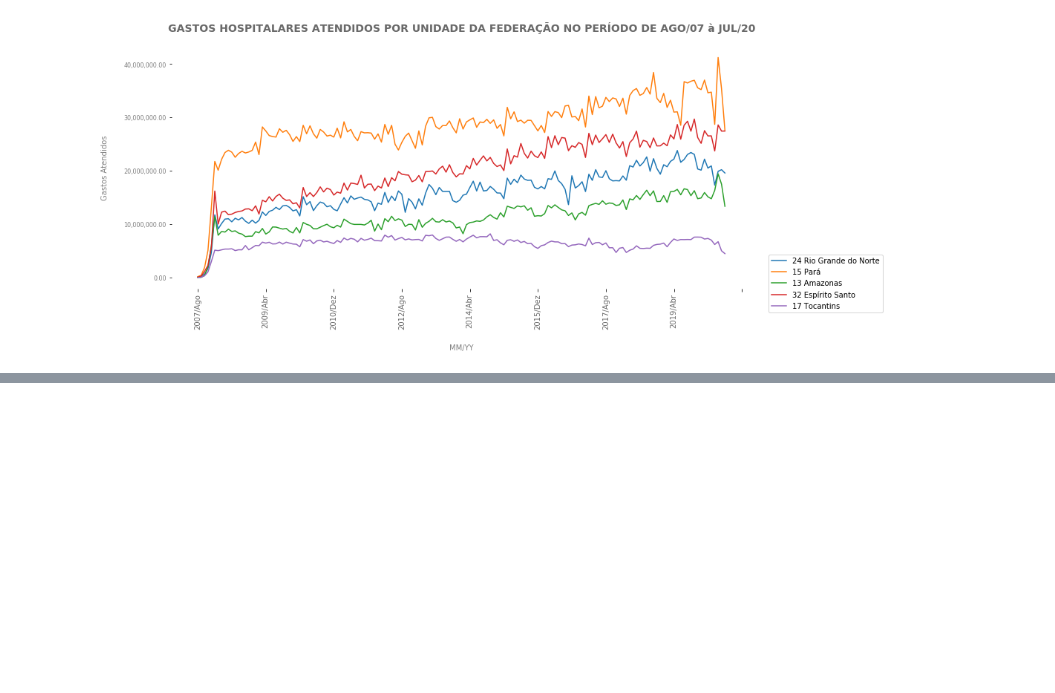
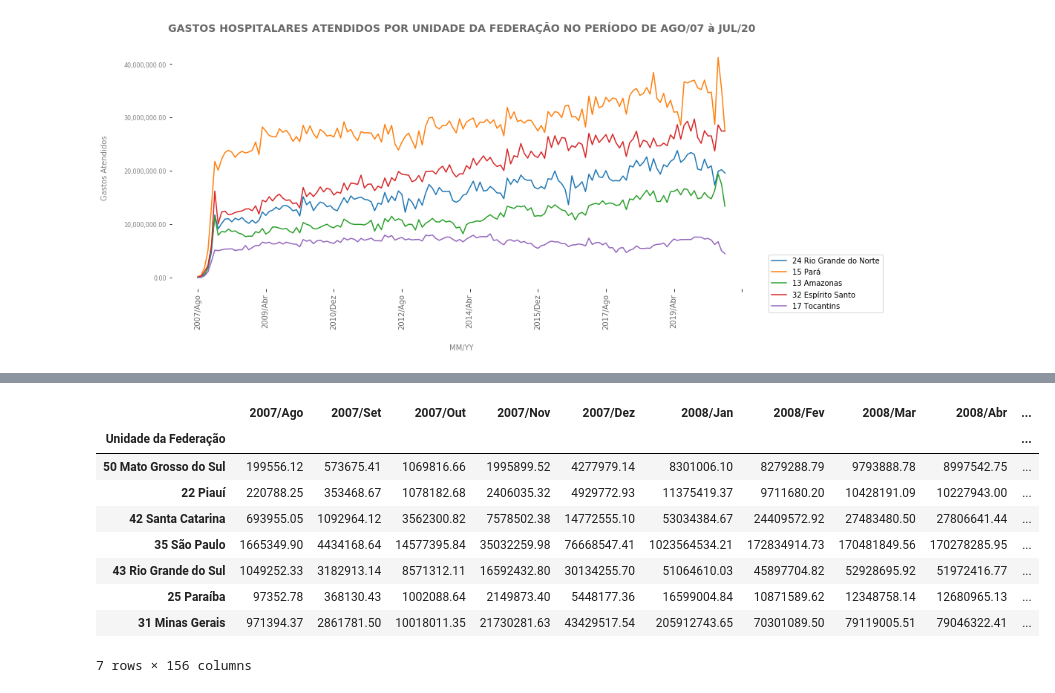
Before and after one commit to daianeklein/bootcamp-Alura, a Jupyter notebook: Bootcamp-DSAplicada.ipynb, the cells around one changed output, grey strips where cells are left out. Saved outputs shown, nothing was run; the diff lists cells and outputs as text; code cells hidden in the pictures; blank space fills up the shorter version.

```diff
--- a/Bootcamp-DSAplicada.ipynb
+++ b/Bootcamp-DSAplicada.ipynb
@@ -446,0 +478,14 @@ plt.show()
+# %%
+# 7 valores aleatórios
+usaveis.sample(7)
+# %% [output]
+|  | 2007/Ago | 2007/Set | 2007/Out | 2007/Nov | 2007/Dez | 2008/Jan | 2008/Fev | 2008/Mar | 2008/Abr | ... |
+| Unidade da Federação |  |  |  |  |  |  |  |  |  | ... |
+| 50 Mato Grosso do Sul | 199556.12 | 573675.41 | 1069816.66 | 1995899.52 | 4277979.14 | 8301006.10 | 8279288.79 | 9793888.78 | 8997542.75 | ... |
+| 22 Piauí | 220788.25 | 353468.67 | 1078182.68 | 2406035.32 | 4929772.93 | 11375419.37 | 9711680.20 | 10428191.09 | 10227943.00 | ... |
+| 42 Santa Catarina | 693955.05 | 1092964.12 | 3562300.82 | 7578502.38 | 14772555.10 | 53034384.67 | 24409572.92 | 27483480.50 | 27806641.44 | ... |
+| 35 São Paulo | 1665349.90 | 4434168.64 | 14577395.84 | 35032259.98 | 76668547.41 | 1023564534.21 | 172834914.73 | 170481849.56 | 170278285.95 | ... |
+| 43 Rio Grande do Sul | 1049252.33 | 3182913.14 | 8571312.11 | 16592432.80 | 30134255.70 | 51064610.03 | 45897704.82 | 52928695.92 | 51972416.77 | ... |
+| 25 Paraíba | 97352.78 | 368130.43 | 1002088.64 | 2149873.40 | 5448177.36 | 16599004.84 | 10871589.62 | 12348758.14 | 12680965.13 | ... |
+| 31 Minas Gerais | 971394.37 | 2861781.50 | 10018011.35 | 21730281.63 | 43429517.54 | 205912743.65 | 70301089.50 | 79119005.51 | 79046322.41 | ... |
+7 rows × 156 columns
```
Also changed, not shown: parts of 6 cells of this notebook.
